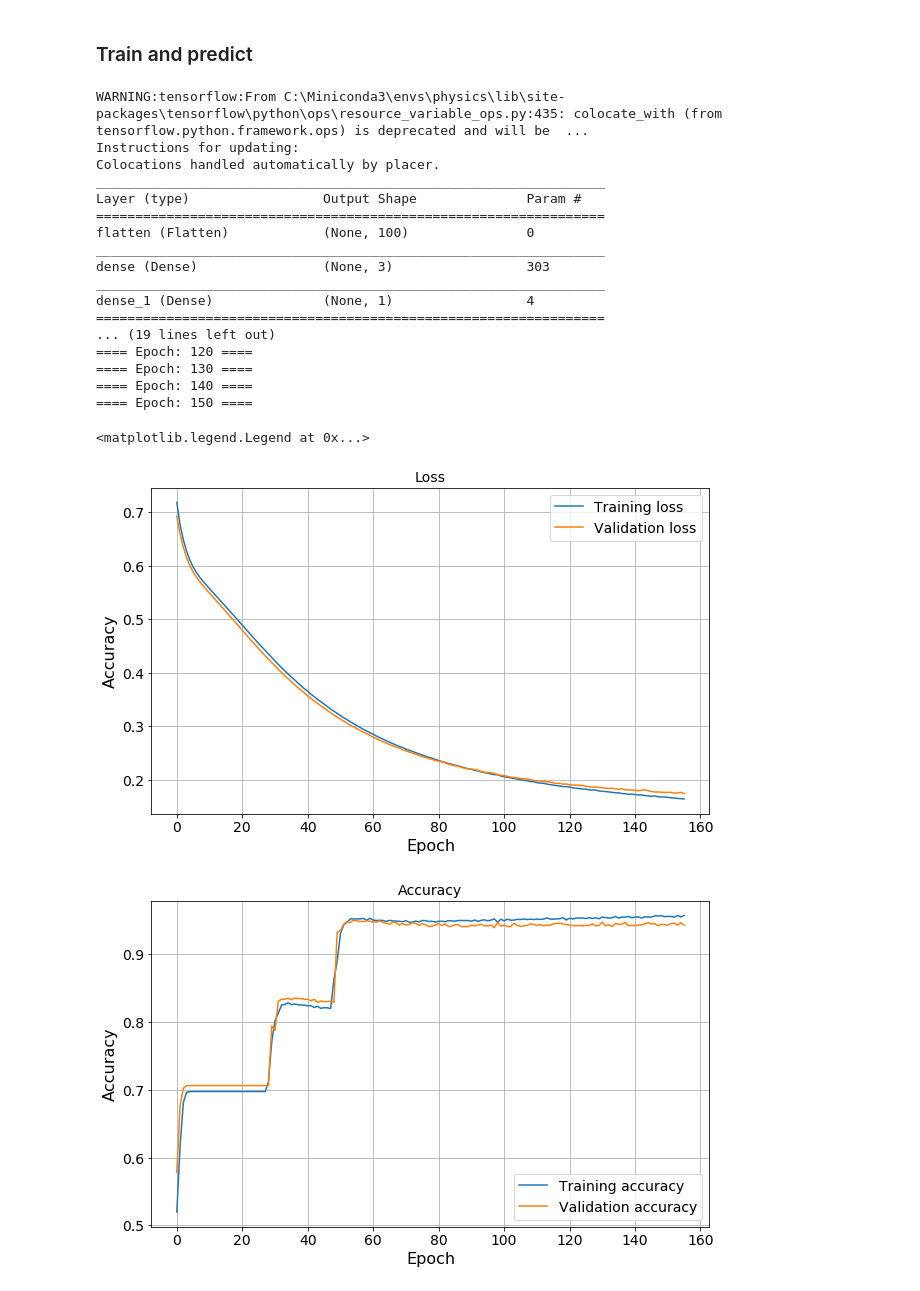
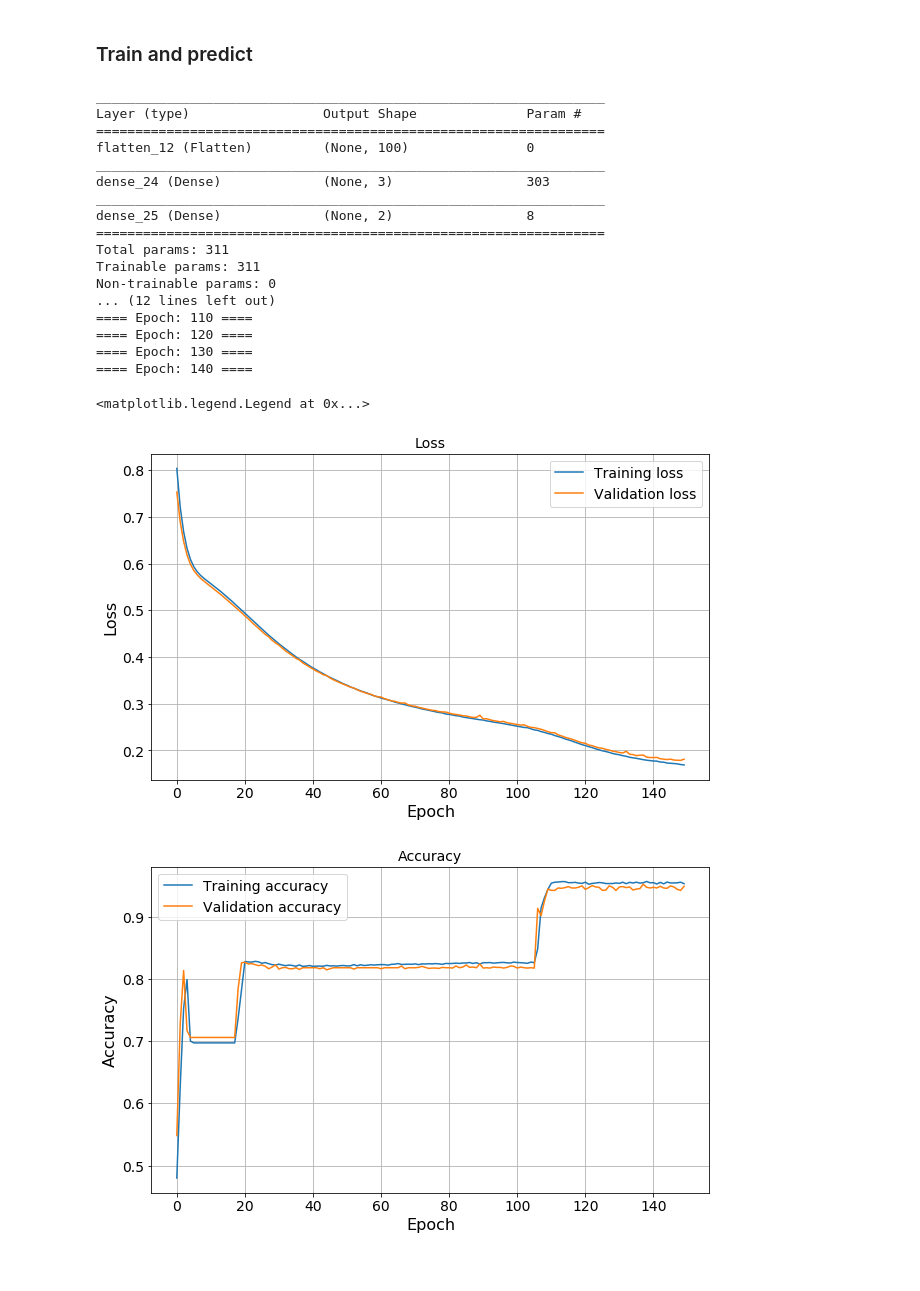
Before and after one commit to elindgren/lfd_project, a Jupyter notebook: Project 2/(Extra) Toy model.ipynb, the cells around one changed output. Cells and saved outputs as stored; diff of their text form; code cells hidden in the pictures.

```diff
--- a/Project 2/(Extra) Toy model.ipynb
+++ b/Project 2/(Extra) Toy model.ipynb
@@ -183,8 +183,8 @@ m_test = np.where(X_test==0, -1,  X_test)
 #m_test =  np.expand_dims(m_test, 2)
 
 # One-hot encode targets
-#y_train = keras.utils.to_categorical(y_train, 2)
-#y_test = keras.utils.to_categorical(y_test, 2)
+y_train = keras.utils.to_categorical(y_train, 2)
+y_test = keras.utils.to_categorical(y_test, 2)
 
 #print(m_train)
 
@@ -212,11 +212,11 @@ def create_dnn(data, n_neurons=3):
     model.add(Flatten(input_shape=(data.shape[1], data.shape[2])))  # Flatten the 10x10 grid
     hidden_layer = Dense(n_neurons,
                     activation='sigmoid',
-                    kernel_regularizer=regularizers.l2(0.01))
+                    kernel_regularizer=regularizers.l2(0.02))
     model.add(hidden_layer)
-    model.add(Dense(1, activation='sigmoid'))
+    model.add(Dense(2, activation='sigmoid'))
     model.compile(optimizer='adam',
-                 loss='binary_crossentropy',
+                 loss='categorical_crossentropy',
                  metrics=['accuracy'])
     return model, hidden_layer
 
@@ -227,50 +227,50 @@ dnn_3.summary()
 hist = dnn_3.fit(x=m_train,
                y=y_train,
                validation_data=(m_test, y_test),
-               epochs=156,
+               epochs=150,
                batch_size=64,
                verbose=0,
                 callbacks=[epochCallback()])
 
 # Plot training and test performance
 fig1, ax1 = plt.subplots(figsize=(10,6))
 ax1.plot(hist.history['loss'], label='Training loss')
 ax1.plot(hist.history['val_loss'], label='Validation loss')
 ax1.set_xlabel("Epoch")
-ax1.set_ylabel("Accuracy")
+ax1.set_ylabel("Loss")
 ax1.set_title("Loss")
 ax1.grid()
 ax1.legend(loc='best')
 
 fig2, ax2 = plt.subplots(figsize=(10,6))
 ax2.plot(hist.history['acc'], label='Training accuracy')
 ax2.plot(hist.history['val_acc'], label='Validation accuracy')
 ax2.set_xlabel("Epoch")
 ax2.set_ylabel("Accuracy")
 ax2.set_title("Accuracy")
 ax2.grid()
 ax2.legend(loc='best')
 # %% [output]
-WARNING:tensorflow:From C:\Miniconda3\envs\physics\lib\site-packages\tensorflow\python\ops\resource_variable_ops.py:435: colocate_with (from tensorflow.python.framework.ops) is deprecated and will be  ...
-Instructions for updating:
-Colocations handled automatically by placer.
 _________________________________________________________________
 Layer (type)                 Output Shape              Param #
 =================================================================
-flatten (Flatten)            (None, 100)               0
+flatten_12 (Flatten)         (None, 100)               0
 _________________________________________________________________
-dense (Dense)                (None, 3)                 303
+dense_24 (Dense)             (None, 3)                 303
 _________________________________________________________________
-dense_1 (Dense)              (None, 1)                 4
+dense_25 (Dense)             (None, 2)                 8
 =================================================================
-... (19 lines left out)
+Total params: 311
+Trainable params: 311
+Non-trainable params: 0
+... (12 lines left out)
+==== Epoch: 110 ====
 ==== Epoch: 120 ====
 ==== Epoch: 130 ====
 ==== Epoch: 140 ====
-==== Epoch: 150 ====
 <matplotlib.legend.Legend at 0x...>
-[figure, old version]
+[figure, new version]
-[figure, old version]
+[figure, new version]
 # %%
 # Do the same for a DNN with ten neurons
 dnn_10, hidden_layer_10 = create_dnn(m_train, 10)
```
Also changed, not shown: parts of 2 cells of this notebook, 2 other files.
